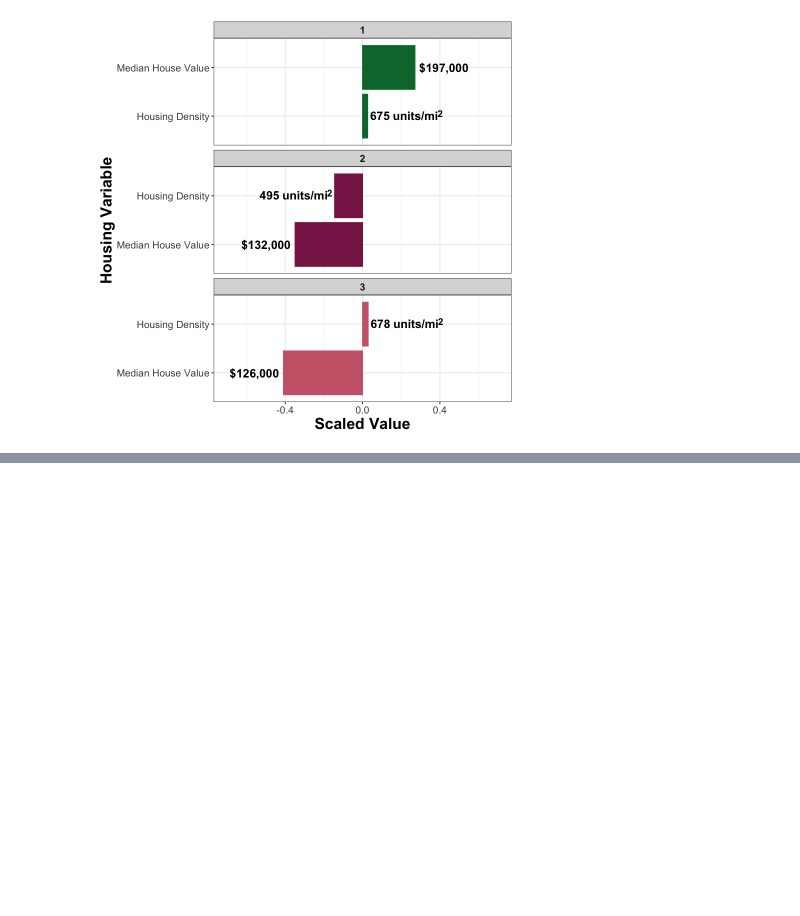
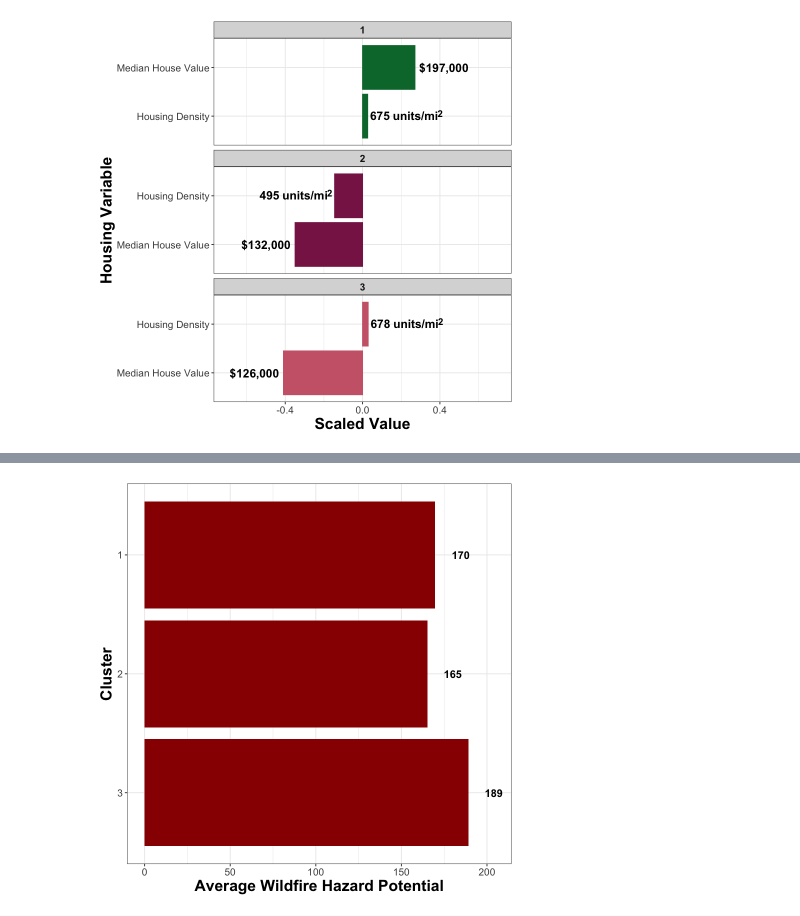
Before and after one commit to UNC-CEMALB/ENVIROSCAN, a Jupyter notebook: 4. Cluster Variable Averages/Cluster Variable Averages (Figure 5, & S1).ipynb, the cells around one changed output, grey strips where cells are left out. Saved outputs shown, nothing was run; the diff lists cells and outputs as text; code cells hidden in the pictures; blank space fills up the shorter version.

```diff
--- a/4. Cluster Variable Averages/Cluster Variable Averages (Figure 5, & S1).ipynb
+++ b/4. Cluster Variable Averages/Cluster Variable Averages (Figure 5, & S1).ipynb
@@ -1,7 +1,7 @@
 # %%
 setwd('/Users/alexis/Library/CloudStorage/OneDrive-UniversityofNorthCarolinaatChapelHill/CEMALB_DataAnalysisPM/Projects/P1009. NC ENVRIOSCAN/P1009.3. Analyses/P1009.3.5. Cluster Variable Averages')
 Output = ('/Users/alexis/Library/CloudStorage/OneDrive-UniversityofNorthCarolinaatChapelHill/CEMALB_DataAnalysisPM/Projects/P1009. NC ENVRIOSCAN/P1009.3. Analyses/P1009.3.5. Cluster Variable Averages/Output')
-cur_date = "042223"
+cur_date = "062023"
 
 library(readxl)
 library(tidyverse)
@@ -9,6 +9,7 @@ library(reshape2)
 library(tidytext)
 library(rcartocolor)
 library(MetBrewer)
+library(RColorBrewer)
 library(cowplot)
 library(scales)
 library(ggtext)
@@ -16,3 +17,4 @@ library(ggtext)
 # reading in files
 ejscreen_cluster_df = data.frame(read_excel("Input/GEO_ID_Sociodemographic_Clusters_030123.xlsx"))
 housing_df = data.frame(read_excel("Input/Imputed_Housing_Data_030923.xlsx"))
+whp_df = data.frame(read_excel("Input/Imputed_Wildfire_Hazard_030923.xlsx"))
@@ -264,2 +254,10 @@ Figure4
 # %% [output]
 [figure]
+# %%
+# creating a whp and ej screen df for plotting
+avg_whp_ejscreen_clusters_df = unique(inner_join(whp_df, ejscreen_cluster_df[,c(1,7)])) %>%
+    group_by(Cluster) %>%
+    summarize(WHP = mean(Wildfire_Hazard_Potential_Mean))
+
+avg_whp_ejscreen_clusters_df$Cluster = factor(avg_whp_ejscreen_clusters_df$Cluster, levels = c(3,2,1))
+avg_whp_ejscreen_clusters_df
@@ -266,2 +272,25 @@ Figure4
+# %%
+options(repr.plot.width = 7, repr.plot.height = 7) #changing size
+
+# getting color palette
+palette_colors = brewer.pal(7, "OrRd")
+
+Figure5b = ggplot(avg_whp_ejscreen_clusters_df) +
+  geom_col(aes(x = WHP, y = Cluster), fill = palette_colors[7]) +
+
+  # adding in original values for clarity
+  geom_text(aes(x = WHP + 15, label = round(WHP),
+                y = Cluster, fontface = "bold", size = 5)) +
+
+  theme_bw() + #changing theme
+  theme(axis.text = element_text(size = 12), #changing size of x axis labels
+        axis.title = element_text(face = "bold", size = rel(1.7)), #changes axis titles
+        strip.text = element_text(size = 12, face = "bold"), #changing facet wrap text
+        legend.position = "none") + #removing legend
+labs(x = 'Average Wildfire Hazard Potential', y = "Cluster")
+
+Figure5b
+# %% [output]
+[figure, added]
 # %%
 # exporting data
```
Also changed, not shown: parts of 7 cells of this notebook.
